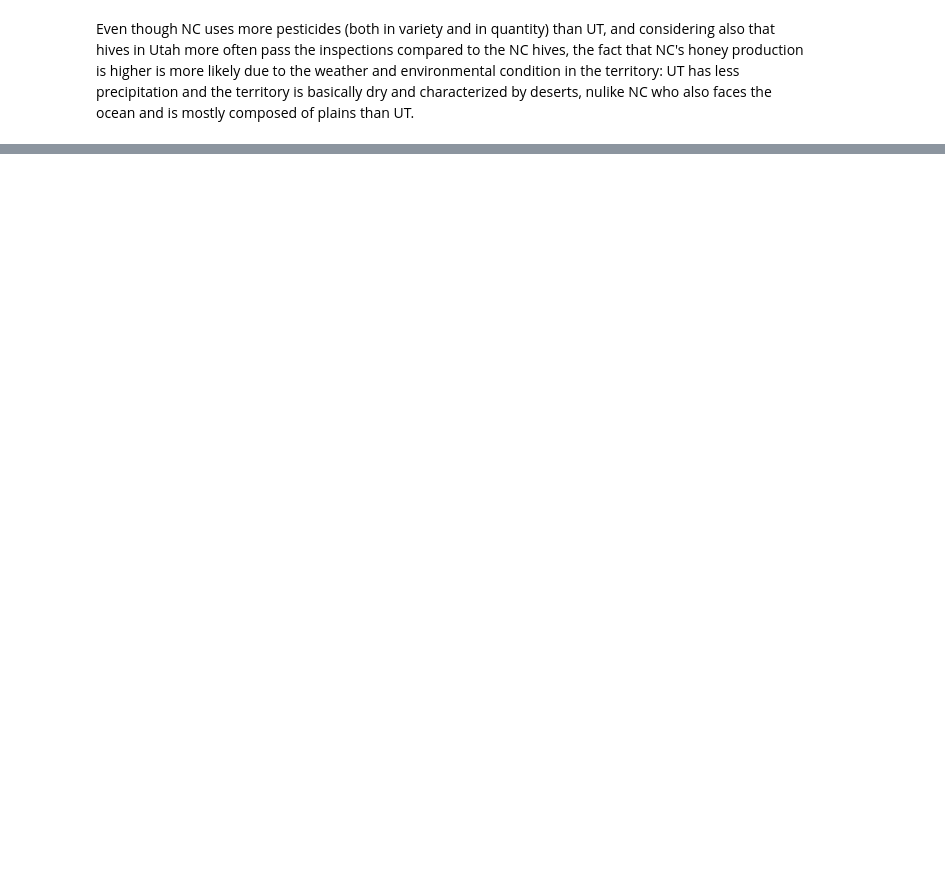
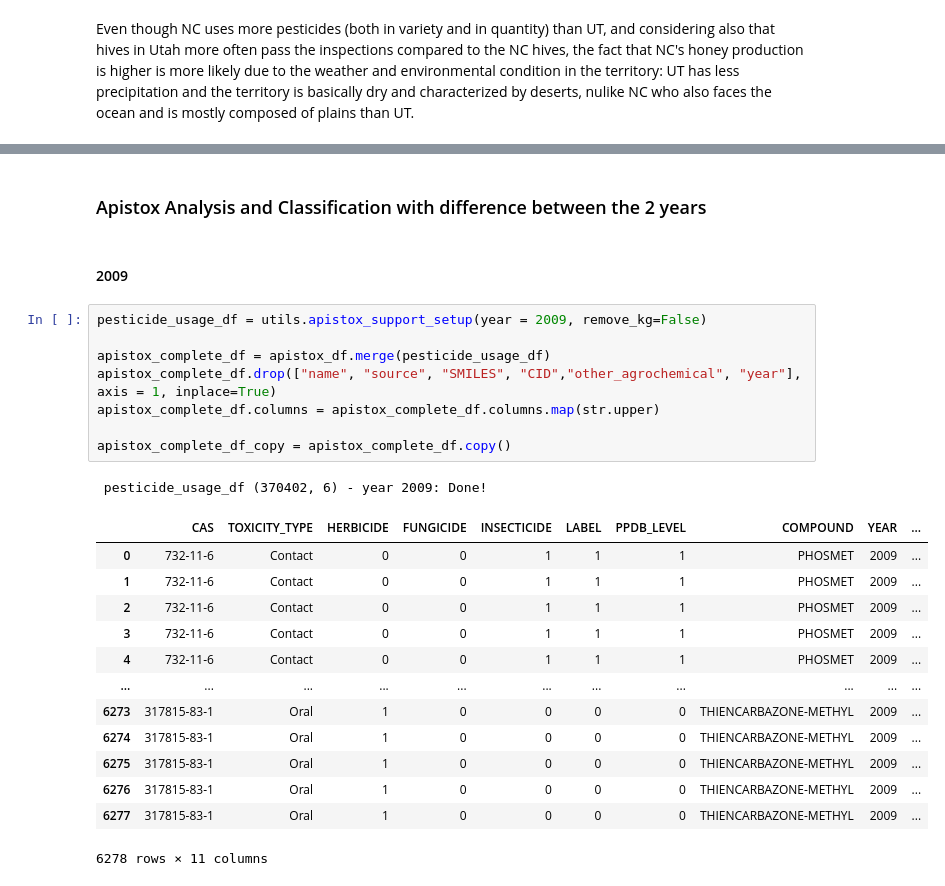
Before and after one commit to Ddav3/Bees_production_analysis, a Jupyter notebook: honey_production.ipynb, the cells around one changed output, grey strips where cells are left out. Drawn from its saved outputs; the diff is of its cells as text; blank space fills up the shorter version.

```diff
--- a/honey_production.ipynb
+++ b/honey_production.ipynb
@@ -273,0 +469,27 @@ inspections_on_weather_df.groupby(["STATE", "YEAR"])[["PERCENT_MET", "TEMPERATUR
+# %% [markdown]
+### Apistox Analysis and Classification with difference between the 2 years
+# %% [markdown]
+#### 2009
+# %%
+pesticide_usage_df = utils.apistox_support_setup(year = 2009, remove_kg=False)
+
+apistox_complete_df = apistox_df.merge(pesticide_usage_df)
+apistox_complete_df.drop(["name", "source", "SMILES", "CID","other_agrochemical", "year"], axis = 1, inplace=True)
+apistox_complete_df.columns = apistox_complete_df.columns.map(str.upper)
+
+apistox_complete_df_copy = apistox_complete_df.copy()
+# %% [output]
+ pesticide_usage_df (370402, 6) - year 2009: Done!
+|  | CAS | TOXICITY_TYPE | HERBICIDE | FUNGICIDE | INSECTICIDE | LABEL | PPDB_LEVEL | COMPOUND | YEAR | ... |
+| 0 | 732-11-6 | Contact | 0 | 0 | 1 | 1 | 1 | PHOSMET | 2009 | ... |
+| 1 | 732-11-6 | Contact | 0 | 0 | 1 | 1 | 1 | PHOSMET | 2009 | ... |
+| 2 | 732-11-6 | Contact | 0 | 0 | 1 | 1 | 1 | PHOSMET | 2009 | ... |
+| 3 | 732-11-6 | Contact | 0 | 0 | 1 | 1 | 1 | PHOSMET | 2009 | ... |
+| 4 | 732-11-6 | Contact | 0 | 0 | 1 | 1 | 1 | PHOSMET | 2009 | ... |
+| ... | ... | ... | ... | ... | ... | ... | ... | ... | ... | ... |
+| 6273 | 317815-83-1 | Oral | 1 | 0 | 0 | 0 | 0 | THIENCARBAZONE-METHYL | 2009 | ... |
+| 6274 | 317815-83-1 | Oral | 1 | 0 | 0 | 0 | 0 | THIENCARBAZONE-METHYL | 2009 | ... |
+| 6275 | 317815-83-1 | Oral | 1 | 0 | 0 | 0 | 0 | THIENCARBAZONE-METHYL | 2009 | ... |
+| 6276 | 317815-83-1 | Oral | 1 | 0 | 0 | 0 | 0 | THIENCARBAZONE-METHYL | 2009 | ... |
+| 6277 | 317815-83-1 | Oral | 1 | 0 | 0 | 0 | 0 | THIENCARBAZONE-METHYL | 2009 | ... |
+6278 rows × 11 columns
```
Also changed, not shown: parts of 30 cells of this notebook, 3 other files.
